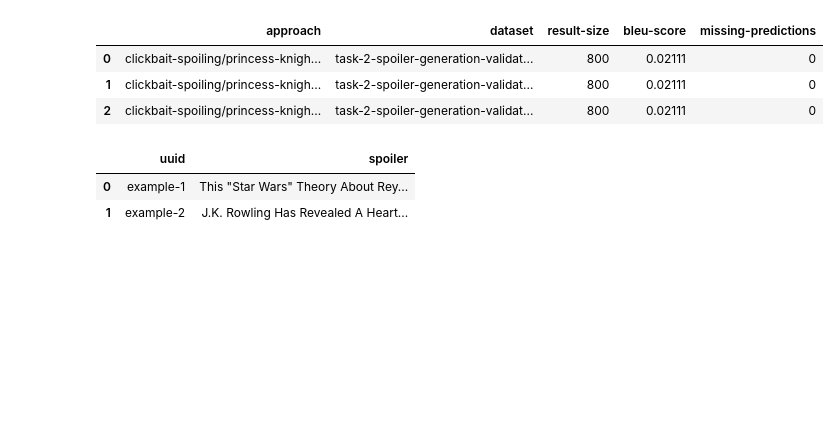
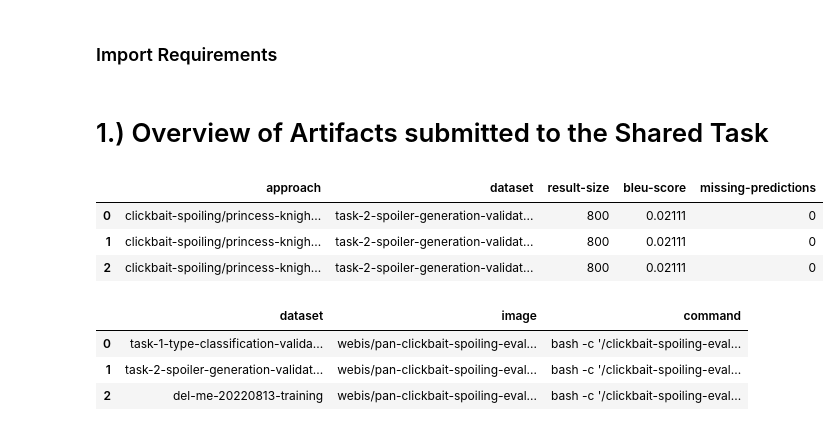
Before and after one commit to tira-io/tira, a Jupyter notebook: application/src/tira/templates/tira/tira_git_tutorial.ipynb, the cells around one changed output. Saved outputs shown, nothing was run; the diff lists cells and outputs as text; code cells hidden in the pictures; blank space fills up the shorter version.

```diff
--- a/application/src/tira/templates/tira/tira_git_tutorial.ipynb
+++ b/application/src/tira/templates/tira/tira_git_tutorial.ipynb
@@ -22,0 +17,2 @@ df
+# %% [markdown]
+### Import Requirements
@@ -23,15 +24,17 @@ df
+# %% [markdown]
+# 1.) Overview of Artifacts submitted to the Shared Task
+# %%
+# Overview of evaluated approaches (Only baselines at the moment)
+tira.all_evaluated_appraoches()
+# %% [output]
+|  | approach | dataset | result-size | bleu-score | missing-predictions |
+| 0 | clickbait-spoiling/princess-knigh... | task-2-spoiler-generation-validat... | 800 | 0.02111 | 0 |
+| 1 | clickbait-spoiling/princess-knigh... | task-2-spoiler-generation-validat... | 800 | 0.02111 | 0 |
+| 2 | clickbait-spoiling/princess-knigh... | task-2-spoiler-generation-validat... | 800 | 0.02111 | 0 |
 # %%
-tira.all_evaluated_appraoches()
+tira.all_evaluators()
 # %% [output]
-|  | approach | dataset | result-size | bleu-score | missing-predictions |
-| 0 | clickbait-spoiling/princess-knigh... | task-2-spoiler-generation-validat... | 800 | 0.02111 | 0 |
-| 1 | clickbait-spoiling/princess-knigh... | task-2-spoiler-generation-validat... | 800 | 0.02111 | 0 |
-| 2 | clickbait-spoiling/princess-knigh... | task-2-spoiler-generation-validat... | 800 | 0.02111 | 0 |
+|  | dataset | image | command |
+| 0 | task-1-type-classification-valida... | webis/pan-clickbait-spoiling-eval... | bash -c '/clickbait-spoiling-eval... |
+| 1 | task-2-spoiler-generation-validat... | webis/pan-clickbait-spoiling-eval... | bash -c '/clickbait-spoiling-eval... |
+| 2 | del-me-20220813-training | webis/pan-clickbait-spoiling-eval... | bash -c '/clickbait-spoiling-eval... |
-# %%
-predictions, evaluation = tira.run('clickbait-spoiling/princess-knight/express-pitch', data=df, evaluate='task-2-spoiler-generation')
-
-predictions
-# %% [output]
-|  | uuid | spoiler |
-| 0 | example-1 | This "Star Wars" Theory About Rey... |
-| 1 | example-2 | J.K. Rowling Has Revealed A Heart... |
```
Also changed, not shown: parts of 25 cells of this notebook, 1 other file.
